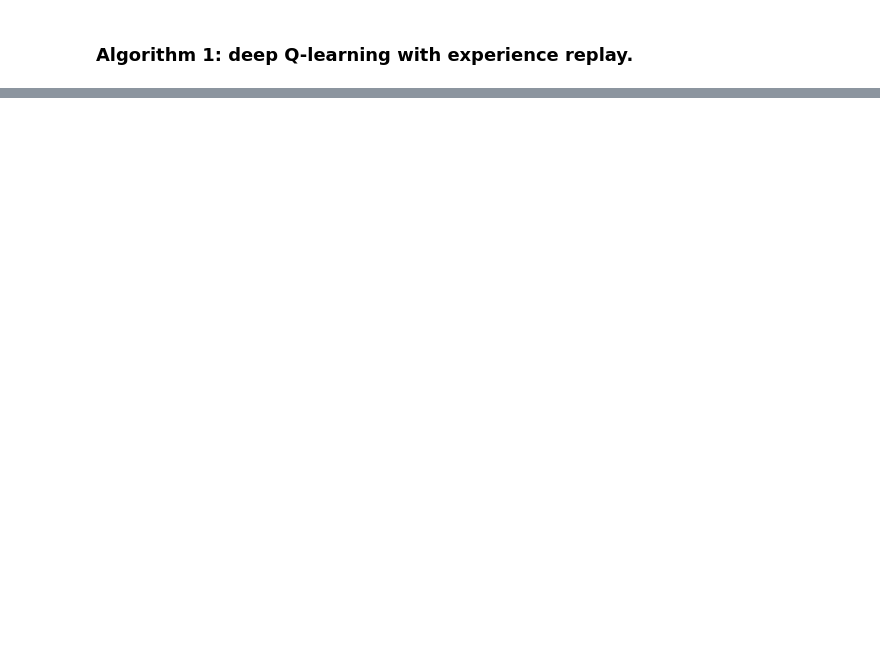
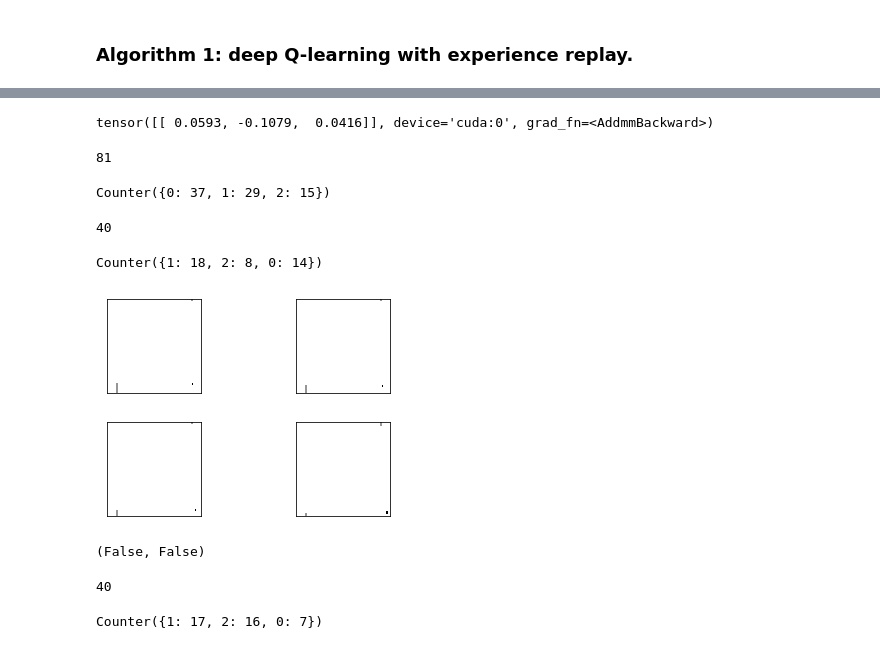
Before and after one commit to quangvu0702/RL_Challenge, a Jupyter notebook: 003 Week 3 Value Function Approximation and DQN.ipynb, the cells around one changed output, grey strips where cells are left out. Drawn from its saved outputs; the diff is of its cells as text; code cells hidden in the pictures; blank space fills up the shorter version.

```diff
--- a/003 Week 3 Value Function Approximation and DQN.ipynb
+++ b/003 Week 3 Value Function Approximation and DQN.ipynb
@@ -546,0 +516,28 @@ target, y_hat.view(-1)
+# %%
+Q.net(game[50][0])
+# %% [output]
+tensor([[ 0.0593, -0.1079,  0.0416]], device='cuda:0', grad_fn=<AddmmBackward>)
+# %%
+from collections import Counter
+print(len(game))
+actions = Counter([t[1]for t in game])
+# expected uniform distribution on actions because we use randome action in play.
+actions
+# %% [output]
+81
+Counter({0: 37, 1: 29, 2: 15})
+# %%
+# let play the second round:
+game, env, win, done = play(env, Q, preprocessor, is_e_greedy=False, render=True)
+# %%
+print(len(game))
+actions = Counter([t[1]for t in game])
+# expected uniform distribution on actions because we use randome action in play.
+actions
+# %% [output]
+40
+Counter({1: 18, 2: 8, 0: 14})
+# %%
+show_image_from_frames(game[38][0])
+# %% [output]
+[figure, added]
@@ -546,0 +547,12 @@ target, y_hat.view(-1)
+# %%
+win, done
+# %% [output]
+(False, False)
+# %%
+print(len(game))
+actions = Counter([t[1]for t in game])
+# expected uniform distribution on actions because we use randome action in play.
+actions
+# %% [output]
+40
+Counter({1: 17, 2: 16, 0: 7})
```
Also changed, not shown: parts of 83 cells of this notebook, 1 other file.
